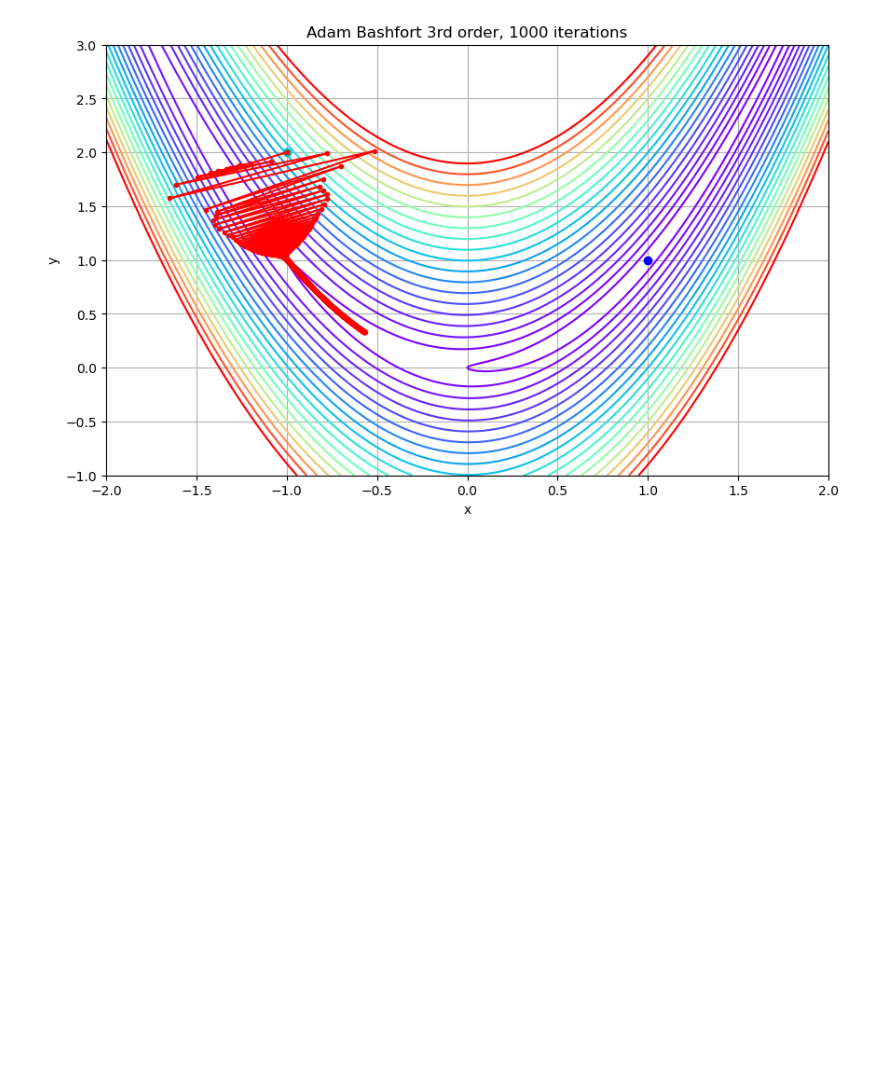
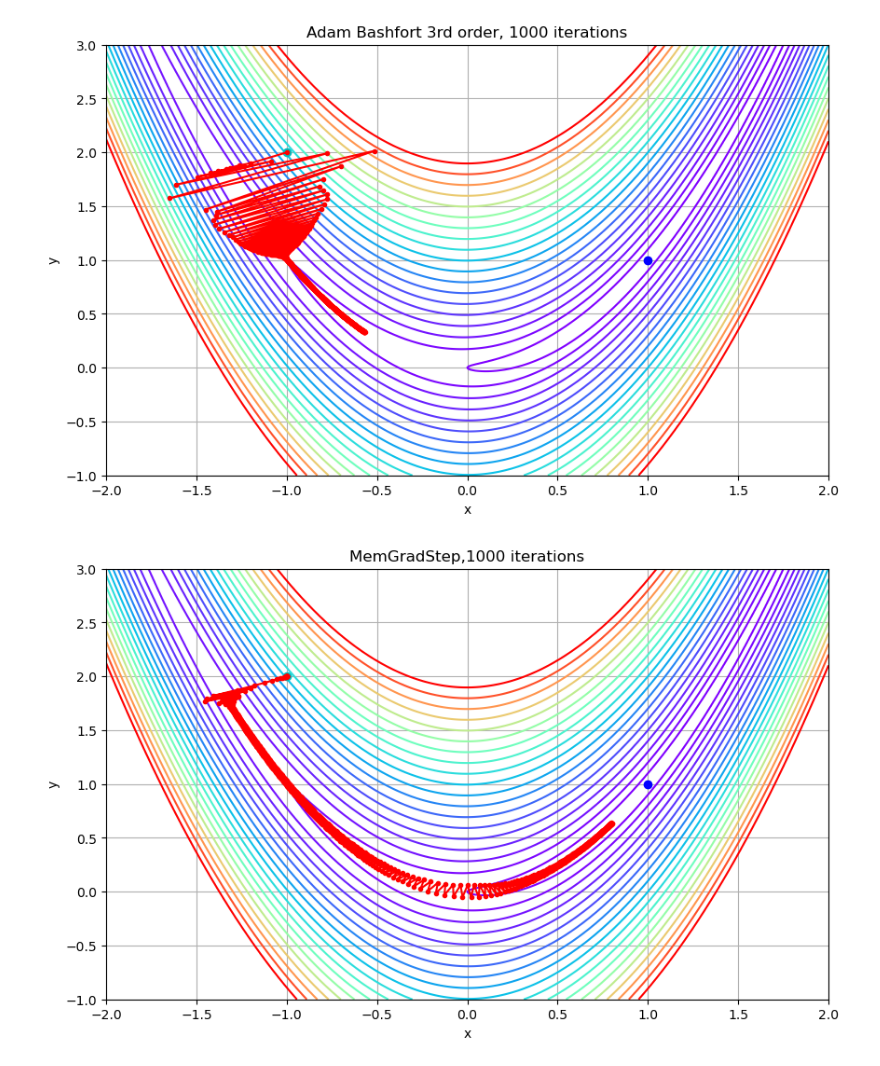
Before and after one commit to matthias-p-nowak/rosenbrock, a Jupyter notebook: rb-trial2.ipynb, the cells around one changed output. Cells and saved outputs as stored; diff of their text form; code cells hidden in the pictures; blank space fills up the shorter version.

```diff
--- a/rb-trial2.ipynb
+++ b/rb-trial2.ipynb
@@ -132,3 +146,12 @@ plt.title("Adam Bashfort 3rd order, 1000 iterations")
 plt.show()
 # %% [output]
 [figure]
+# %%
+prepPlot()
+mgs=memgradstep.MemGradStep(grad_rosenbrock,x0.copy(),decay=0.5,memory=10)
+path=mgs.iterate(1000)
+plt.plot(path[:,0],path[:,1],"r.-",label="calculated")
+plt.title("MemGradStep,1000 iterations")
+plt.show()
+# %% [output]
+[figure, added]
```
Also changed, not shown: parts of 7 cells of this notebook, 4 other files.
